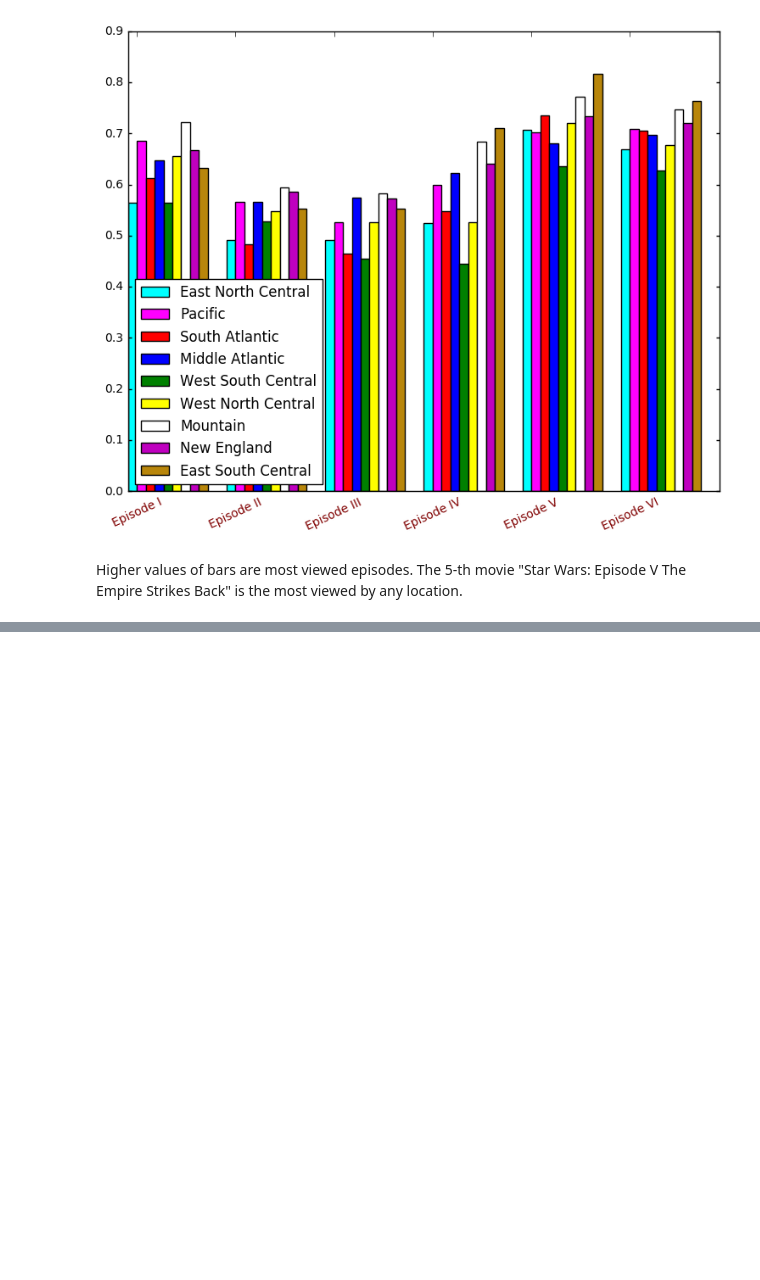
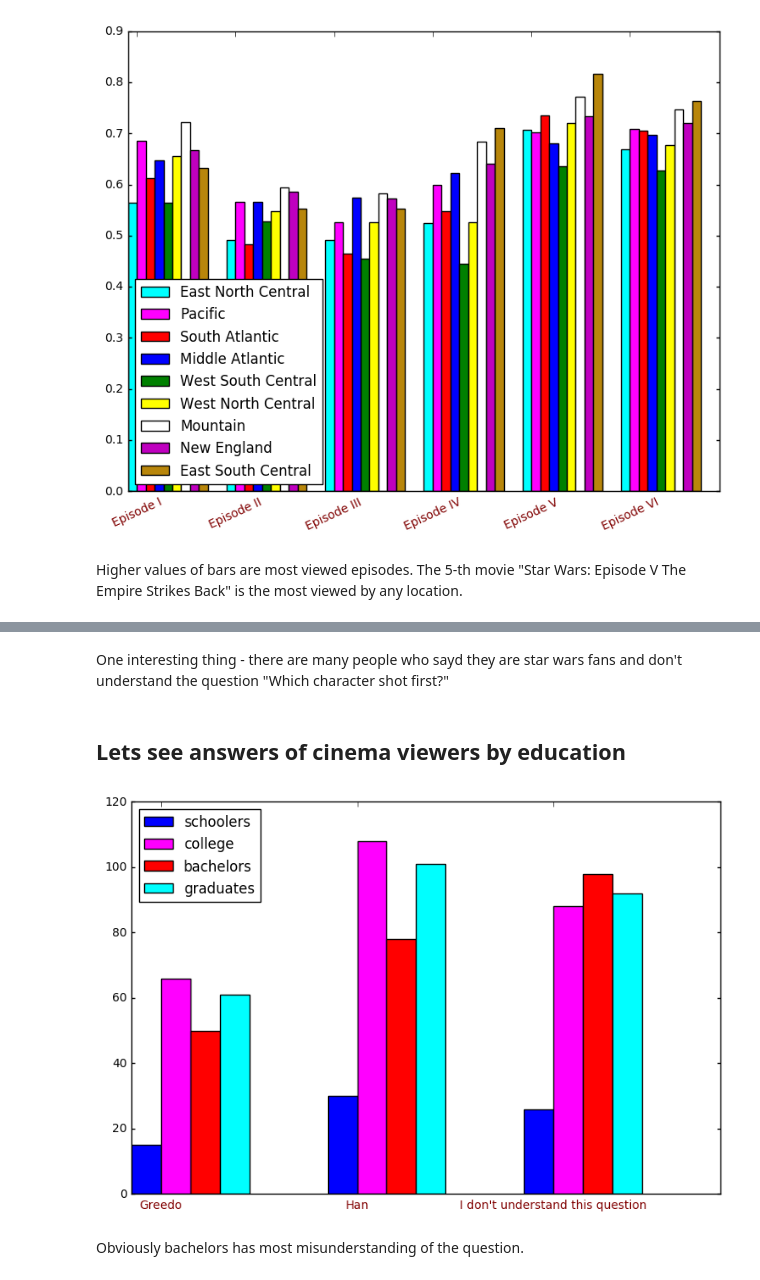
Before and after one commit to KiselevMaxim/data_explorer, a Jupyter notebook: StarWars-survey.ipynb, the cells around one changed output, grey strips where cells are left out. Cells and saved outputs as stored; diff of their text form; code cells hidden in the pictures; blank space fills up the shorter version.

```diff
--- a/StarWars-survey.ipynb
+++ b/StarWars-survey.ipynb
@@ -360,0 +413,36 @@ Higher values of bars are most viewed episodes. The 5-th movie "Star Wars: Episo
+# %% [markdown]
+One interesting thing - there are many people who sayd they are star wars fans and don't understand the question "Which character shot first?"
+# %% [markdown]
+## Lets see answers of cinema viewers by education
+# %%
+# get character shot first and make dataframe from series
+df_college_charshot   = college['Which character shot first?'].value_counts().to_frame()
+df_bachelors_charshot = bachelors['Which character shot first?'].value_counts().to_frame()
+df_graduates_charshot = graduates['Which character shot first?'].value_counts().to_frame()
+df_schoolers_charshot = schoolers['Which character shot first?'].value_counts().to_frame()
+
+# make same order
+df_college_charshot.sort_index(axis=0, level=None, ascending=True, inplace=True)
+df_bachelors_charshot.sort_index(axis=0, level=None, ascending=True, inplace=True)
+df_graduates_charshot.sort_index(axis=0, level=None, ascending=True, inplace=True)
+df_schoolers_charshot.sort_index(axis=0, level=None, ascending=True, inplace=True)
+
+'''rects1 = ax.bar(np.arange(6),           college[college.columns[3:9]].mean(), width,  color = 'cyan')
+rects2 = ax.bar(np.arange(6) + width,   bachelors[bachelors.columns[3:9]].mean(), width, color = 'magenta')
+rects3 = ax.bar(np.arange(6) + 2*width, graduates[graduates.columns[3:9]].mean(), width, color = 'red')
+rects4 = ax.bar(np.arange(6) + 3*width, schoolers[schoolers.columns[3:9]].mean(), width, color = 'blue')'''
+
+fig = plt.figure(figsize=(9, 6))
+ax = fig.add_subplot(111)
+rects1 = ax.bar(np.arange(3),           df_schoolers_charshot[df_schoolers_charshot.columns[0]],   width, color = 'blue')
+rects2 = ax.bar(np.arange(3) + width,   df_bachelors_charshot[df_bachelors_charshot.columns[0]], width, color = 'magenta')
+rects3 = ax.bar(np.arange(3) + 2*width, df_graduates_charshot[df_graduates_charshot.columns[0]], width, color = 'red')
+rects4 = ax.bar(np.arange(3) + 3*width, df_college_charshot[df_college_charshot.columns[0]], width, color = 'cyan')
+cute_labels2(ax, 3, list(df_notfan_charshot.index.values), width)
+
+plt.legend((rects1[0], rects2[0], rects3[0], rects4[0]), ('schoolers', 'college', 'bachelors', 'graduates'), loc='upper left')
+plt.show()
+# %% [output]
+[figure, added]
+# %% [markdown]
+Obviously bachelors has most misunderstanding of the question.
```
Also changed, not shown: parts of 6 cells of this notebook.
